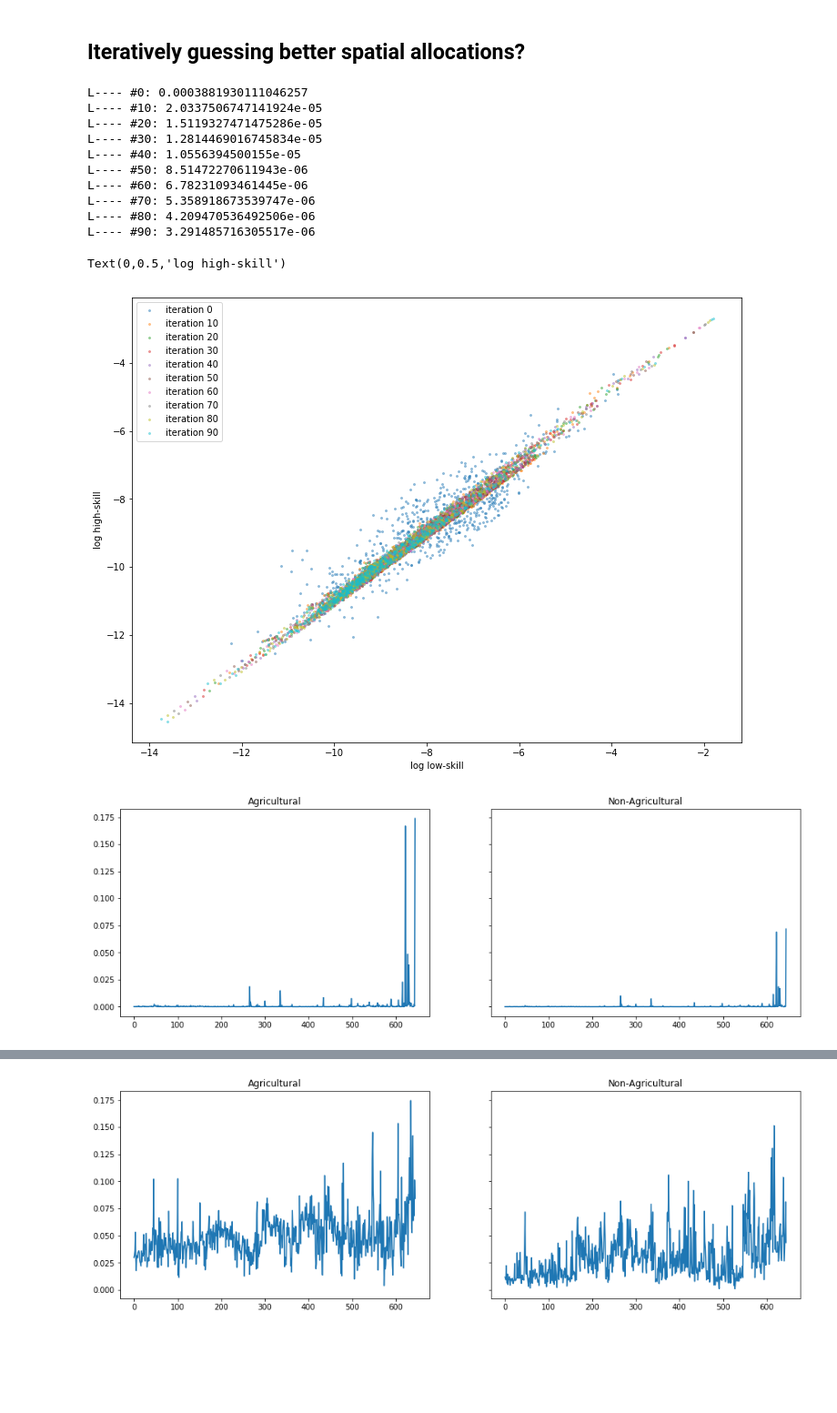
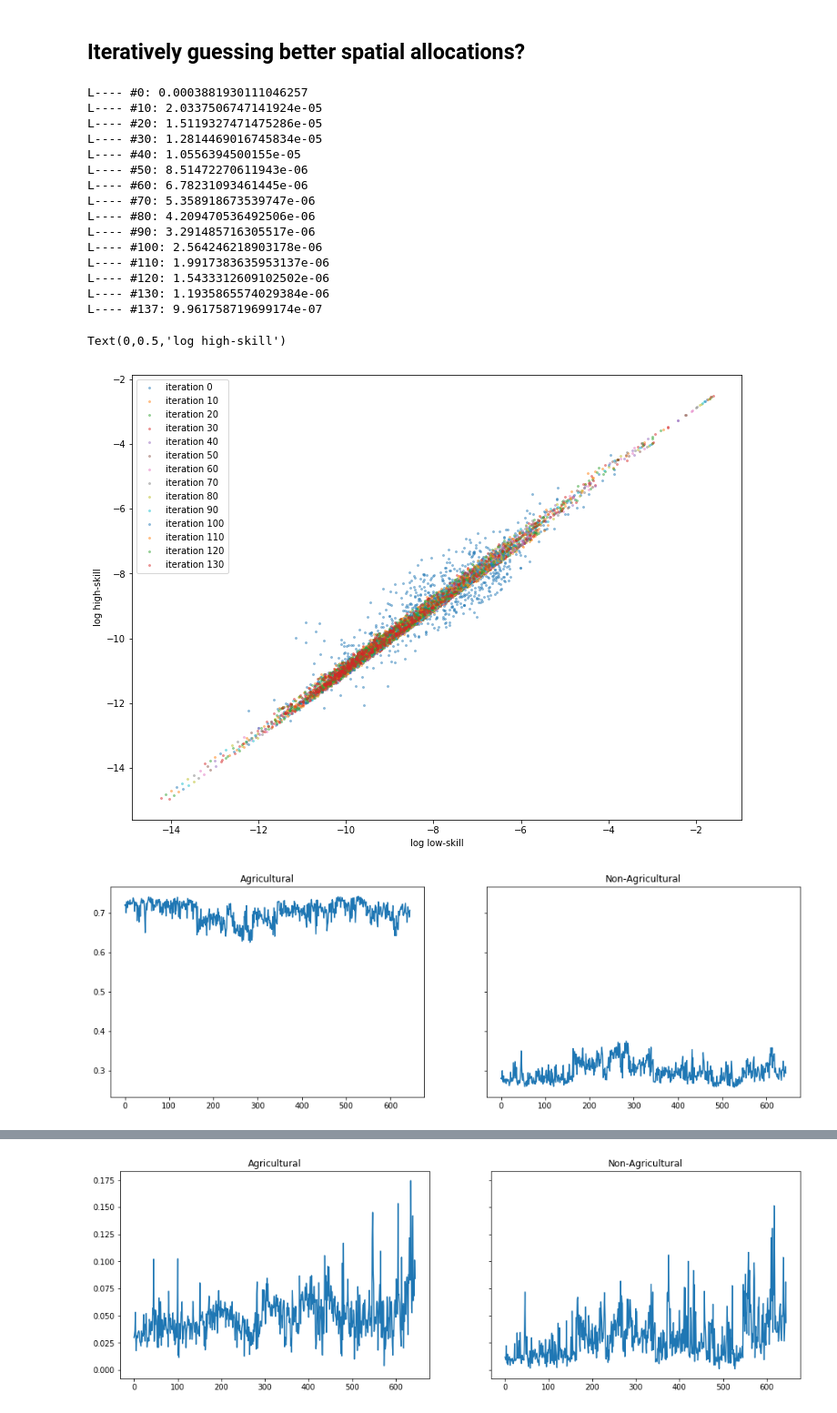
Before and after one commit to mwufi/spatial-structural-change, a Jupyter notebook: Condensed.ipynb, the cells around one changed output, grey strips where cells are left out. Shown at 91% size. Drawn from its saved outputs; the diff is of its cells as text; code cells hidden in the pictures; blank space fills up the shorter version.

Commit message:
add graph showing weird convergence

```diff
--- a/Condensed.ipynb
+++ b/Condensed.ipynb
@@ -527,7 +533,7 @@ def computeMovingProbs(wages):
 
     # and we normalize
     sums = np.sum(rho, axis=3) # across the R's, not the j's
-    sums = np.expand_dims(sums, 3)
+    sums = np.expand_dims(sums, axis=3)
 
     movingProbs = rho/sums
     return movingProbs
@@ -573,7 +579,7 @@ losses = []
 labels = []
 
 # loop
-for i in range(100):
+for i in range(500):
 
     # find a fixed point wage, given location
     wages = loopy(skills, wages, log=False)
@@ -582,36 +588,42 @@ for i in range(100):
     newSkills = newLocations(skills, wages)
 
     loss = np.sum((newSkills - skills)**2)
     losses.append(loss)
 
     skills = lr * newSkills + (1-lr)*skills
 
-    if loss < 1e-7:
+    if loss < 1e-6:
         print('L---- #{}: {}'.format(i, loss))
         break
 
     if i % 10 == 0:
         print('L---- #{}: {}'.format(i, loss))
         drawLog(skills)
         labels.append('iteration {}'.format(i))
 
 
 plt.legend(labels)
 plt.xlabel('log low-skill'); plt.ylabel('log high-skill')
 # %% [output]
 L---- #0: 0.0003881930111046257
 L---- #10: 2.0337506747141924e-05
 L---- #20: 1.5119327471475286e-05
 L---- #30: 1.2814469016745834e-05
 L---- #40: 1.0556394500155e-05
 L---- #50: 8.51472270611943e-06
 L---- #60: 6.78231093461445e-06
 L---- #70: 5.358918673539747e-06
 L---- #80: 4.209470536492506e-06
 L---- #90: 3.291485716305517e-06
+L---- #100: 2.564246218903178e-06
+L---- #110: 1.9917383635953137e-06
+L---- #120: 1.5433312609102502e-06
+L---- #130: 1.1935865574029384e-06
+L---- #137: 9.961758719699174e-07
 Text(0,0.5,'log high-skill')
-[figure, old version]
+[figure, new version]
-# %%
-plotANA(skills)
-# %% [output]
-[figure, removed]
+# %%
+_, Lrt, _ = computeLrt(skills)
+plotANA((skills/Lrt))
+# %% [output]
+[figure, added]
```
Also changed, not shown: parts of 18 cells of this notebook.
